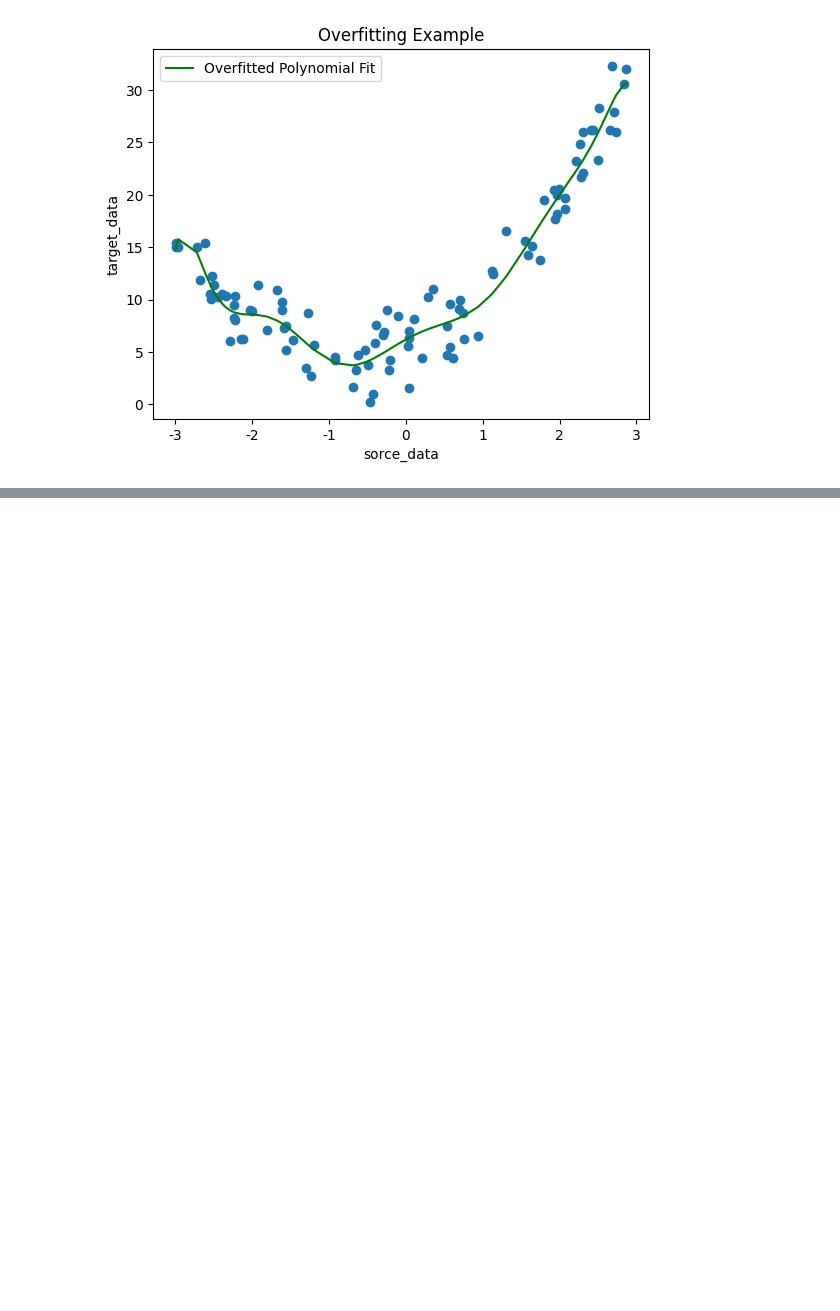
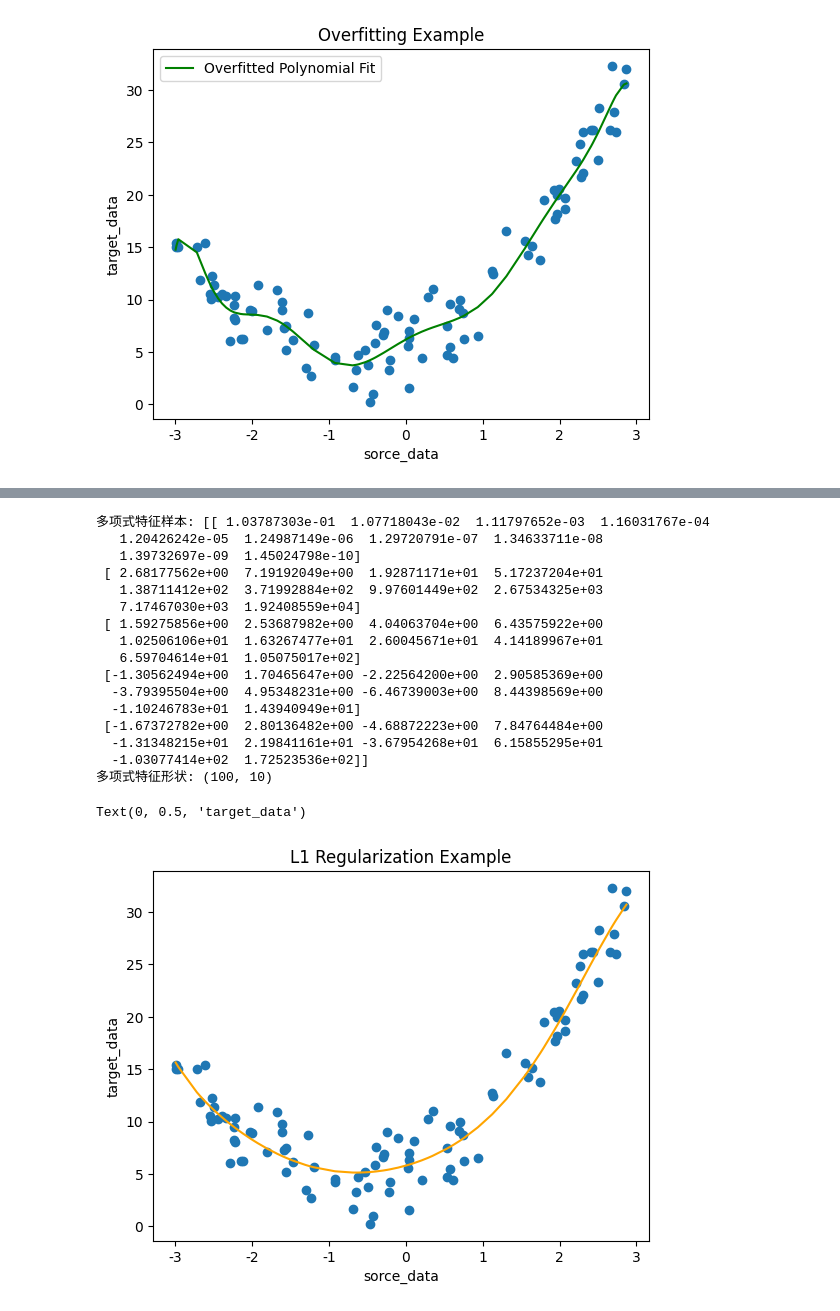
Before and after one commit to BaiRong-NUC/Sklearn, a Jupyter notebook: LinearRegression/LinearRegression.ipynb, the cells around one changed output, grey strips where cells are left out. Cells and saved outputs as stored; diff of their text form; code cells hidden in the pictures; blank space fills up the shorter version.

```diff
--- a/LinearRegression/LinearRegression.ipynb
+++ b/LinearRegression/LinearRegression.ipynb
@@ -242,0 +261,41 @@ plt.legend()
+# %%
+# L1 正则化
+from sklearn.linear_model import Lasso
+
+poly_features = np.hstack([X**i for i in range(1, 11)]) # 1阶到10阶特征
+print("多项式特征样本:", poly_features[:5])
+print("多项式特征形状:", poly_features.shape)
+
+
+model = Lasso(alpha=0.1, fit_intercept=True)  # 是否学习截距项 b
+y_pred_lasso = model.fit(poly_features, target_data).predict(poly_features)
+
+
+idx = np.argsort(sorce_data)
+x_sorted = sorce_data[idx]
+y_sorted_lasso = y_pred_lasso[idx]
+title_text = "L1 正则化示例" if selected_font else "L1 Regularization Example"
+plt.scatter(sorce_data, target_data, marker='o')
+plt.plot(x_sorted, y_sorted_lasso, color='orange', label='Lasso Fit')
+plt.title(title_text)
+plt.xlabel("sorce_data")
+plt.ylabel("target_data")
+# %% [output]
+多项式特征样本: [[ 1.03787303e-01  1.07718043e-02  1.11797652e-03  1.16031767e-04
+   1.20426242e-05  1.24987149e-06  1.29720791e-07  1.34633711e-08
+   1.39732697e-09  1.45024798e-10]
+ [ 2.68177562e+00  7.19192049e+00  1.92871171e+01  5.17237204e+01
+   1.38711412e+02  3.71992884e+02  9.97601449e+02  2.67534325e+03
+   7.17467030e+03  1.92408559e+04]
+ [ 1.59275856e+00  2.53687982e+00  4.04063704e+00  6.43575922e+00
+   1.02506106e+01  1.63267477e+01  2.60045671e+01  4.14189967e+01
+   6.59704614e+01  1.05075017e+02]
+ [-1.30562494e+00  1.70465647e+00 -2.22564200e+00  2.90585369e+00
+  -3.79395504e+00  4.95348231e+00 -6.46739003e+00  8.44398569e+00
+  -1.10246783e+01  1.43940949e+01]
+ [-1.67372782e+00  2.80136482e+00 -4.68872223e+00  7.84764484e+00
+  -1.31348215e+01  2.19841161e+01 -3.67954268e+01  6.15855295e+01
+  -1.03077414e+02  1.72523536e+02]]
+多项式特征形状: (100, 10)
+Text(0, 0.5, 'target_data')
+[figure, added]
```
Also changed, not shown: parts of 2 cells of this notebook.
